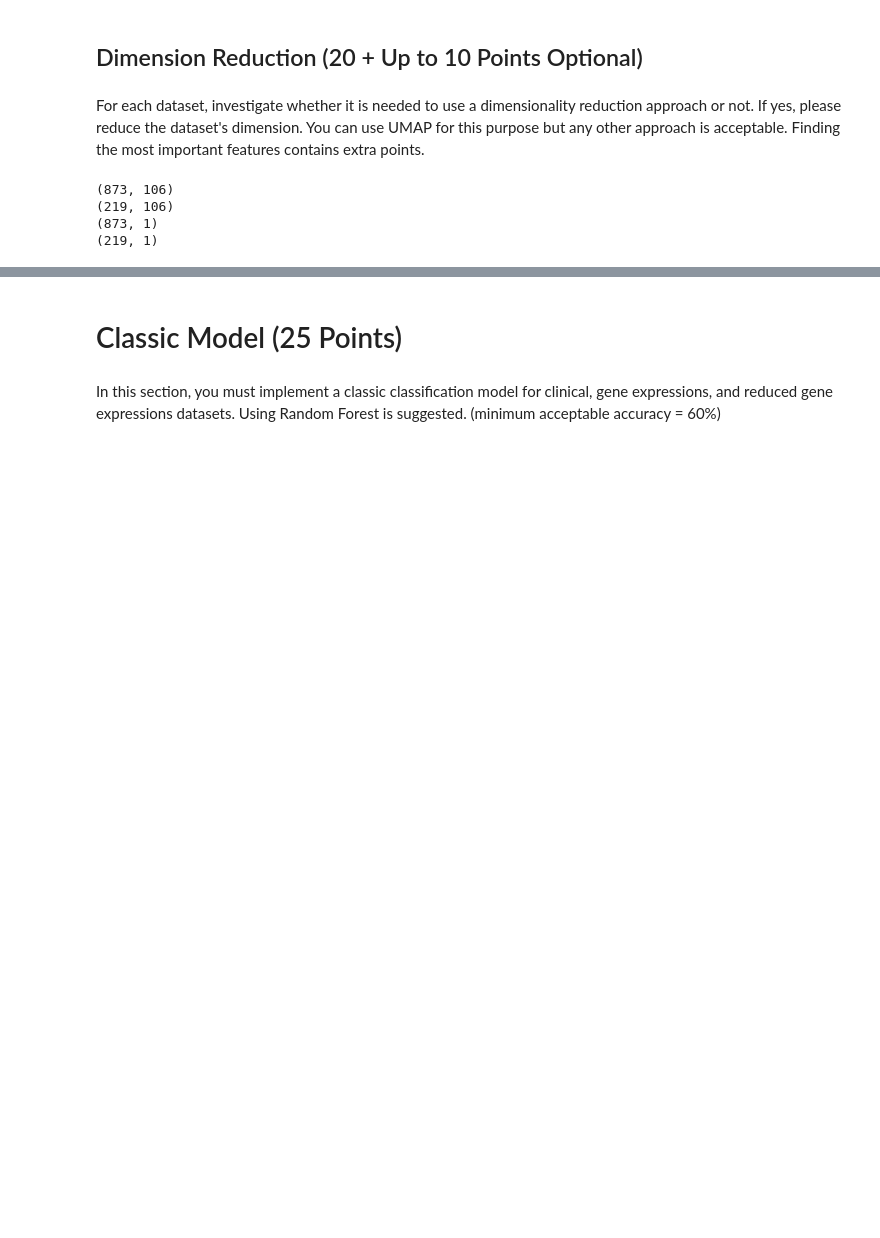
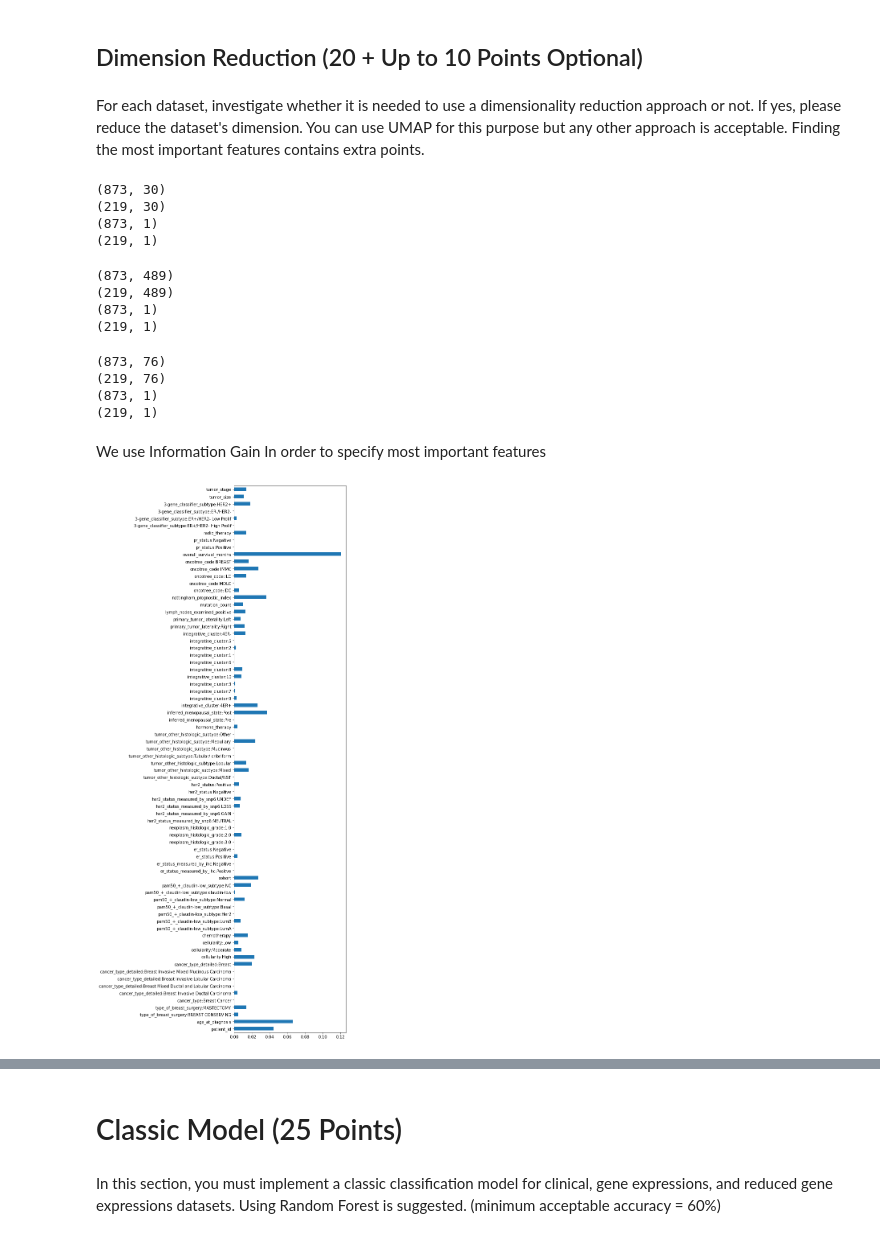
Before and after one commit to jimiph/ML-project-fall-2022, a Jupyter notebook: ML_Project.ipynb, the cells around one changed output, grey strips where cells are left out. Drawn from its saved outputs; the diff is of its cells as text; code cells hidden in the pictures; blank space fills up the shorter version.

```diff
--- a/ML_Project.ipynb
+++ b/ML_Project.ipynb
@@ -247,13 +297,47 @@ def splitter(X, y):
     y_test = y_test.reshape(-1, 1)
     return X_train, X_test, y_train, y_test
 
-X_train, X_test, y_train, y_test = splitter(df_reduced_encoded_clinical_gen, target)
-print(X_train.shape)
-print(X_test.shape)
-print(y_train.shape)
-print(y_test.shape)
+X_train_reduced, X_test_reduced, y_train_reduced, y_test_reduced = splitter(df_reduced_gen_expression, target)
+print(X_train_reduced.shape)
+print(X_test_reduced.shape)
+print(y_train_reduced.shape)
+print(y_test_reduced.shape)
 # %% [output]
-(873, 106)
-(219, 106)
+(873, 30)
+(219, 30)
 (873, 1)
 (219, 1)
+# %%
+X_train_gene, X_test_gene, y_train_gene, y_test_gene = splitter(df_gen_expression, target)
+print(X_train_gene.shape)
+print(X_test_gene.shape)
+print(y_train_gene.shape)
+print(y_test_gene.shape)
+# %% [output]
+(873, 489)
+(219, 489)
+(873, 1)
+(219, 1)
+# %%
+X_train_clinical, X_test_clinical, y_train_clinical, y_test_clinical = splitter(encoded_df_clinical, target)
+print(X_train_clinical.shape)
+print(X_test_clinical.shape)
+print(y_train_clinical.shape)
+print(y_test_clinical.shape)
+# %% [output]
+(873, 76)
+(219, 76)
+(873, 1)
+(219, 1)
+# %% [markdown]
+We use Information Gain In order to specify most important features
+# %%
+from sklearn.feature_selection import mutual_info_classif
+
+# specify most important clinical features
+plt.figure(figsize=(5, 25))
+features_importance = mutual_info_classif(encoded_df_clinical, target)
+pd.Series(features_importance, encoded_df_clinical.columns).plot(kind='barh')
+plt.show()
+# %% [output]
+[figure, added]
```
Also changed, not shown: parts of 23 cells of this notebook.
